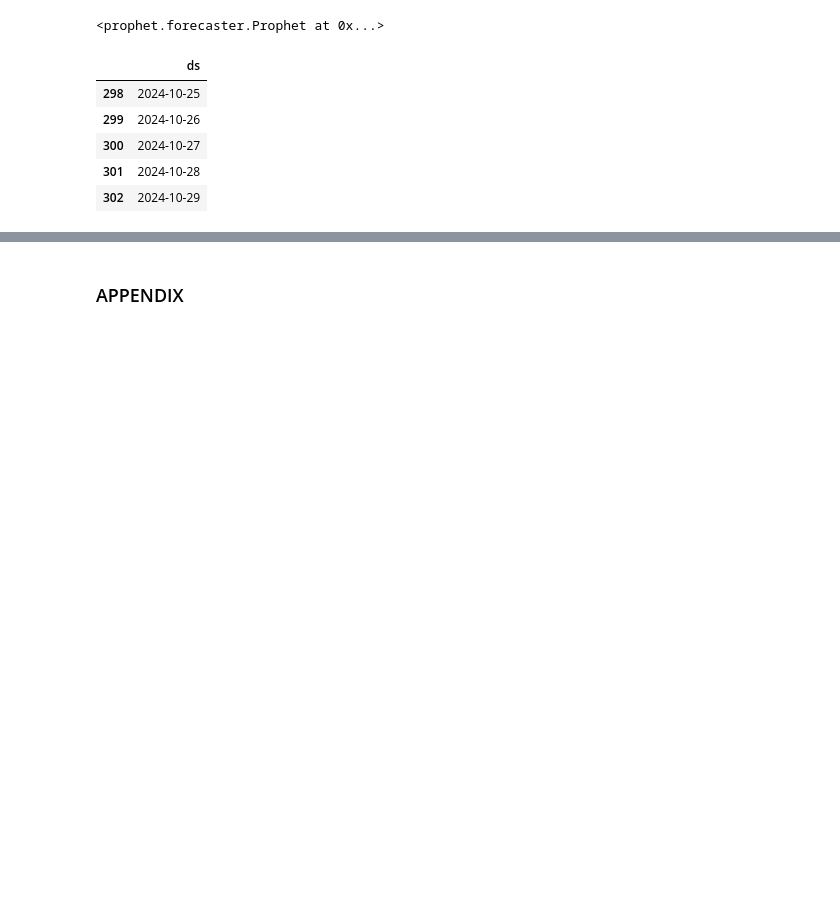
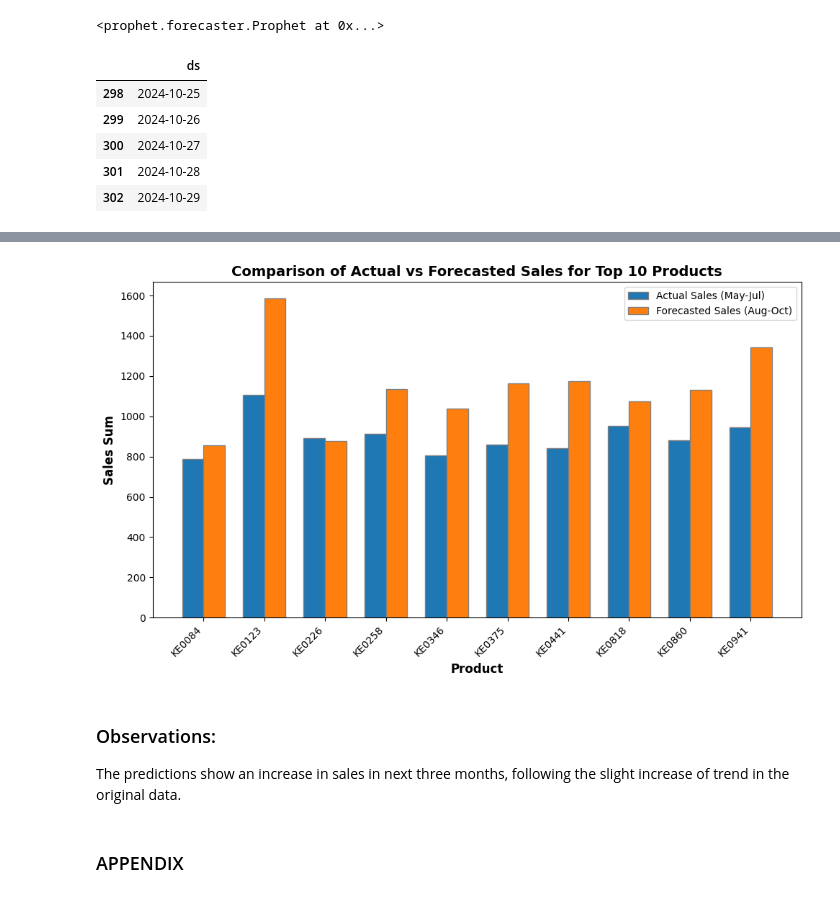
Before and after one commit to naveen-malla/Customer-Segmentation-and-SKU-Forecasting, a Jupyter notebook: sku_forecasting.ipynb, the cells around one changed output, grey strips where cells are left out. Cells and saved outputs as stored; diff of their text form; code cells hidden in the pictures; blank space fills up the shorter version.

```diff
--- a/sku_forecasting.ipynb
+++ b/sku_forecasting.ipynb
@@ -306,3 +416,33 @@ KeyboardInterrupt:
+# %%
+
+# Set the width of the bars
+bar_width = 0.35
+
+# Set positions for the bars on the x-axis
+r1 = np.arange(len(comparison))
+r2 = [x + bar_width for x in r1]
+
+# Plotting the bars
+plt.figure(figsize=(10, 6))
+plt.bar(r1, comparison['Actual Sum (May-Jul)'], color='#1f77b4', width=bar_width, edgecolor='grey', label='Actual Sales (May-Jul)')
+plt.bar(r2, comparison['Forecasted Sum (Aug-Oct)'], color='#ff7f0e', width=bar_width, edgecolor='grey', label='Forecasted Sales (Aug-Oct)')
+# Add labels
+plt.xlabel('Product', fontweight='bold', fontsize=12)
+plt.ylabel('Sales Sum', fontweight='bold', fontsize=12)
+plt.title('Comparison of Actual vs Forecasted Sales for Top 10 Products', fontweight='bold', fontsize=14)
+
+# Add xticks on the middle of the group bars
+plt.xticks([r + bar_width/2 for r in range(len(comparison))], comparison['Item'], rotation=45, ha="right")
+
+# Create legend & Show graphic
+plt.legend()
+plt.tight_layout()
+plt.show()
+# %% [output]
+[figure, added]
+# %% [markdown]
+### Observations:
+The predictions show an increase in sales in next three months, following the slight increase of trend in the original data.
 # %% [markdown]
 ### APPENDIX
 # %% [markdown]
```
Also changed, not shown: parts of 23 cells of this notebook.
